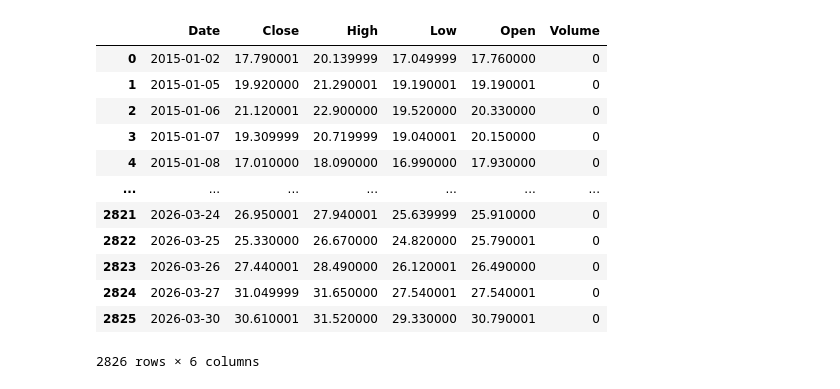
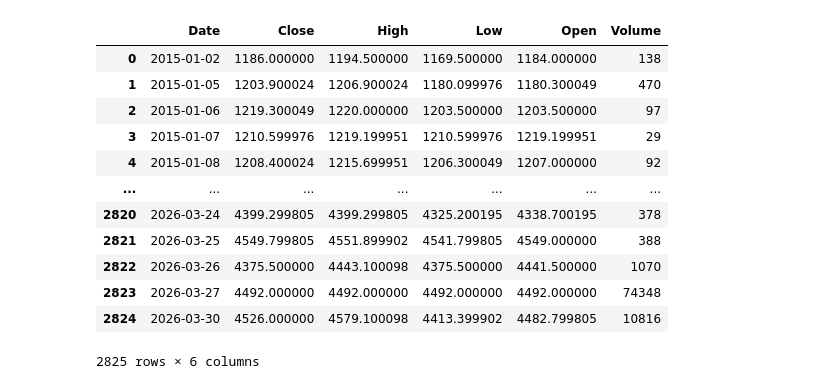
Before and after one commit to atiwit/CPE232-goldpriceforecast, a Jupyter notebook: notebooks/2_cleaning.ipynb, the cells around one changed output. Drawn from its saved outputs; the diff is of its cells as text; code cells hidden in the pictures.

```diff
--- a/notebooks/2_cleaning.ipynb
+++ b/notebooks/2_cleaning.ipynb
@@ -7,19 +7,3 @@ vix = pd.read_csv('../data/raw/vix_raw.csv')
 yi = pd.read_csv('../data/raw/yield_raw.csv')
 sp = pd.read_csv('../data/raw/sp500_raw.csv')
 oil = pd.read_csv('../data/raw/oil_raw.csv')
-# %%
-vix
-# %% [output]
-|  | Date | Close | High | Low | Open | Volume |
-| 0 | 2015-01-02 | 17.790001 | 20.139999 | 17.049999 | 17.760000 | 0 |
-| 1 | 2015-01-05 | 19.920000 | 21.290001 | 19.190001 | 19.190001 | 0 |
-| 2 | 2015-01-06 | 21.120001 | 22.900000 | 19.520000 | 20.330000 | 0 |
-| 3 | 2015-01-07 | 19.309999 | 20.719999 | 19.040001 | 20.150000 | 0 |
-| 4 | 2015-01-08 | 17.010000 | 18.090000 | 16.990000 | 17.930000 | 0 |
-| ... | ... | ... | ... | ... | ... | ... |
-| 2821 | 2026-03-24 | 26.950001 | 27.940001 | 25.639999 | 25.910000 | 0 |
-| 2822 | 2026-03-25 | 25.330000 | 26.670000 | 24.820000 | 25.790001 | 0 |
-| 2823 | 2026-03-26 | 27.440001 | 28.490000 | 26.120001 | 26.490000 | 0 |
-| 2824 | 2026-03-27 | 31.049999 | 31.650000 | 27.540001 | 27.540001 | 0 |
-| 2825 | 2026-03-30 | 30.610001 | 31.520000 | 29.330000 | 30.790001 | 0 |
-2826 rows × 6 columns
@@ -25,0 +19,16 @@ vix
+# %%
+gold
+# %% [output]
+|  | Date | Close | High | Low | Open | Volume |
+| 0 | 2015-01-02 | 1186.000000 | 1194.500000 | 1169.500000 | 1184.000000 | 138 |
+| 1 | 2015-01-05 | 1203.900024 | 1206.900024 | 1180.099976 | 1180.300049 | 470 |
+| 2 | 2015-01-06 | 1219.300049 | 1220.000000 | 1203.500000 | 1203.500000 | 97 |
+| 3 | 2015-01-07 | 1210.599976 | 1219.199951 | 1210.599976 | 1219.199951 | 29 |
+| 4 | 2015-01-08 | 1208.400024 | 1215.699951 | 1206.300049 | 1207.000000 | 92 |
+| ... | ... | ... | ... | ... | ... | ... |
+| 2820 | 2026-03-24 | 4399.299805 | 4399.299805 | 4325.200195 | 4338.700195 | 378 |
+| 2821 | 2026-03-25 | 4549.799805 | 4551.899902 | 4541.799805 | 4549.000000 | 388 |
+| 2822 | 2026-03-26 | 4375.500000 | 4443.100098 | 4375.500000 | 4441.500000 | 1070 |
+| 2823 | 2026-03-27 | 4492.000000 | 4492.000000 | 4492.000000 | 4492.000000 | 74348 |
+| 2824 | 2026-03-30 | 4526.000000 | 4579.100098 | 4413.399902 | 4482.799805 | 10816 |
+2825 rows × 6 columns
```
Also changed, not shown: parts of 14 cells of this notebook, 1 other file.
